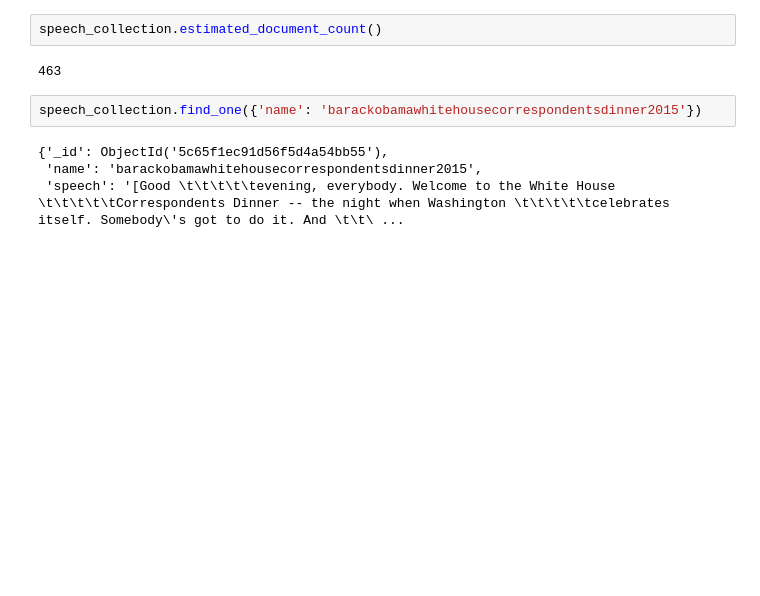
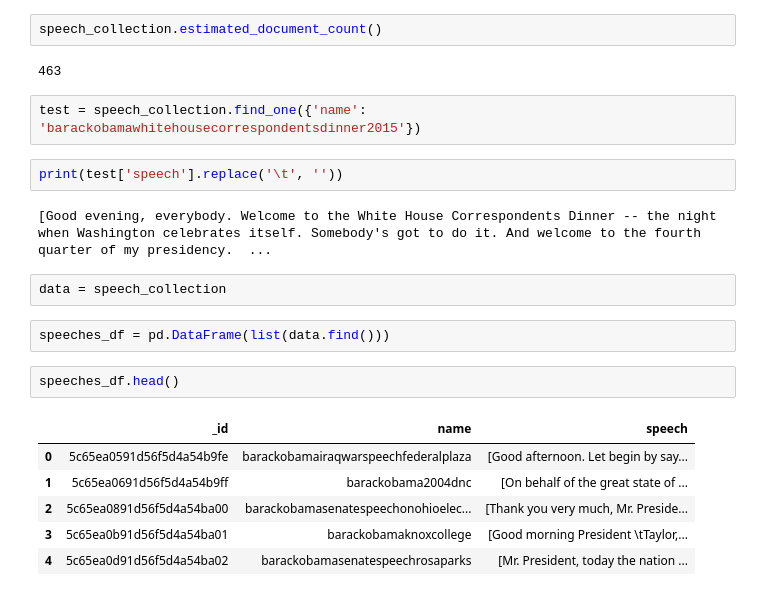
Before and after one commit to Gnishimura/obama_speech_nlg, a Jupyter notebook: obama_speeches.ipynb, the cells around one changed output. Cells and saved outputs as stored; diff of their text form; blank space fills up the shorter version.

Commit message:
clean speech data

```diff
--- a/obama_speeches.ipynb
+++ b/obama_speeches.ipynb
@@ -109,8 +111,21 @@ speech_collection.estimated_document_count()
 # %% [output]
 463
 # %%
-speech_collection.find_one({'name': 'barackobamawhitehousecorrespondentsdinner2015'})
+test = speech_collection.find_one({'name': 'barackobamawhitehousecorrespondentsdinner2015'})
-# %% [output]
-{'_id': ObjectId('5c65f1ec91d56f5d4a54bb55'),
- 'name': 'barackobamawhitehousecorrespondentsdinner2015',
- 'speech': '[Good \t\t\t\t\tevening, everybody. Welcome to the White House \t\t\t\t\tCorrespondents Dinner -- the night when Washington \t\t\t\t\tcelebrates itself. Somebody\'s got to do it. And \t\t\ ...
+# %%
+print(test['speech'].replace('\t', ''))
+# %% [output]
+[Good evening, everybody. Welcome to the White House Correspondents Dinner -- the night when Washington celebrates itself. Somebody's got to do it. And welcome to the fourth quarter of my presidency.  ...
+# %%
+data = speech_collection
+# %%
+speeches_df = pd.DataFrame(list(data.find()))
+# %%
+speeches_df.head()
+# %% [output]
+|  | _id | name | speech |
+| 0 | 5c65ea0591d56f5d4a54b9fe | barackobamairaqwarspeechfederalplaza | [Good afternoon. Let begin by say... |
+| 1 | 5c65ea0691d56f5d4a54b9ff | barackobama2004dnc | [On behalf of the great state of ... |
+| 2 | 5c65ea0891d56f5d4a54ba00 | barackobamasenatespeechonohioelec... | [Thank you very much, Mr. Preside... |
+| 3 | 5c65ea0b91d56f5d4a54ba01 | barackobamaknoxcollege | [Good morning President \tTaylor,... |
+| 4 | 5c65ea0d91d56f5d4a54ba02 | barackobamasenatespeechrosaparks | [Mr. President, today the nation ... |
```
Also changed, not shown: parts of 6 cells of this notebook.
